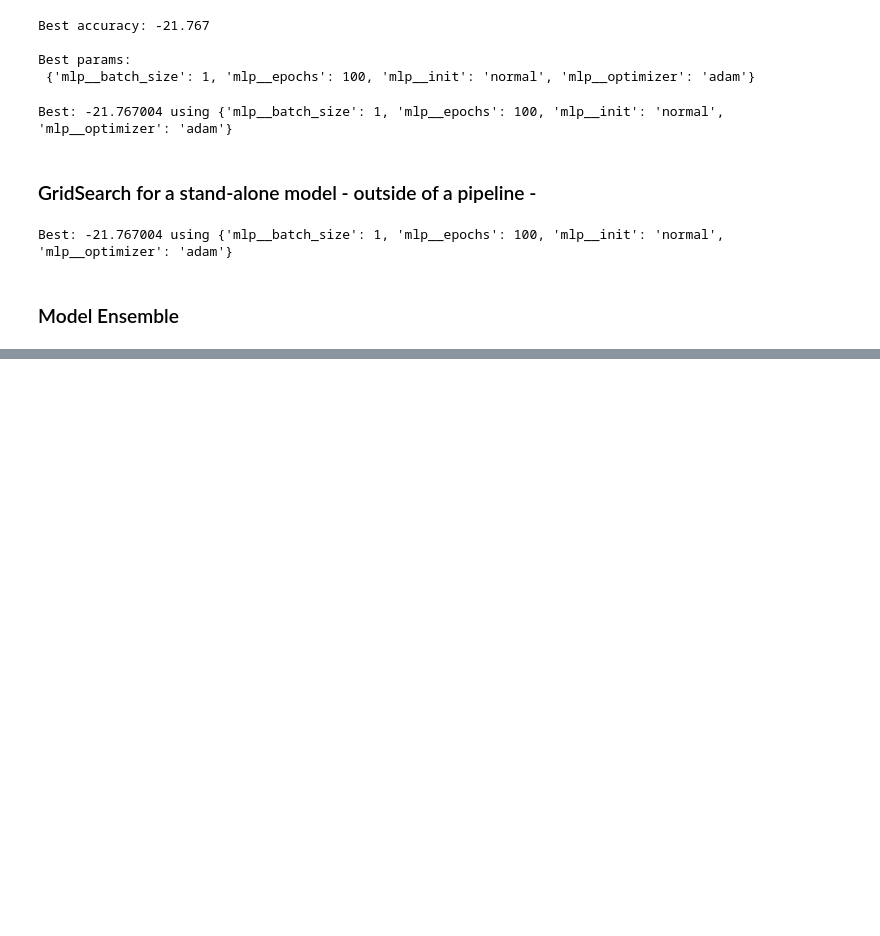
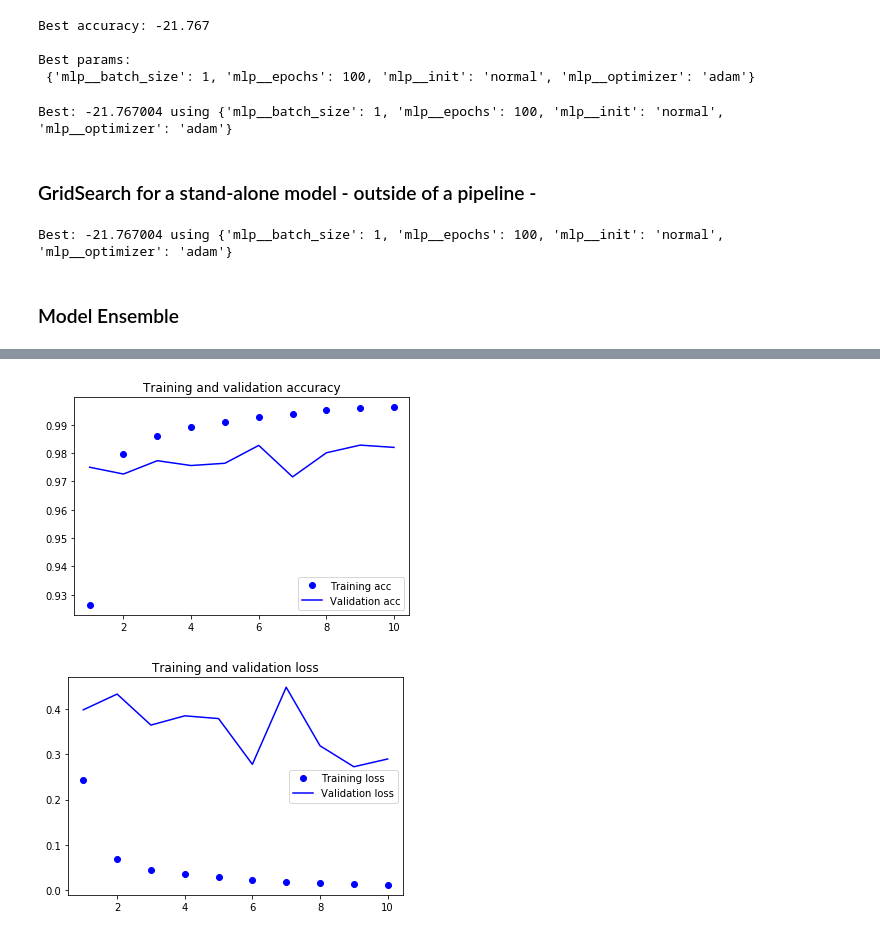
Before and after one commit to oadoriaa/DLText, a Jupyter notebook: EsembleKerasSKlearn.ipynb, the cells around one changed output, grey strips where cells are left out. Saved outputs shown, nothing was run; the diff lists cells and outputs as text; code cells hidden in the pictures; blank space fills up the shorter version.

Commit message:
new implementations with keras and one failed attemp to ensemble with keras and sklearn.

```diff
--- a/EsembleKerasSKlearn.ipynb
+++ b/EsembleKerasSKlearn.ipynb
@@ -253,0 +319,6 @@ Best: -21.767004 using {'mlp__batch_size': 1, 'mlp__epochs': 100, 'mlp__init': '
+# %%
+from mnist import MNIST
+
+mndata = MNIST('../datasets/mnist/')
+images, labels = mndata.load_training()
+images_test, labels_test = mndata.load_testing()
@@ -254 +330,11 @@ Best: -21.767004 using {'mlp__batch_size': 1, 'mlp__epochs': 100, 'mlp__init': '
+# %%
+from keras.utils import to_categorical
+
+imgdata = asarray(images)
+imglabel= to_categorical(asarray(labels),10)
+imgdata = imgdata / imgdata.max()
+
+imgdata_test = asarray(images_test)
+imglabel_test= to_categorical(asarray(labels_test),10)
+imgdata_test = imgdata_test / imgdata.max()
 # %%
@@ -293,0 +490,10 @@ SyntaxError: positional argument follows keyword argument (<ipython-input-37-129
+# %%
+history = conv_model.fit(imgdata,
+                         imglabel,
+                         epochs=10,
+                         batch_size=128,
+                         validation_data=(imgdata_test,imglabel_test),
+                         verbose=False)
+# %%
+get_model_results_acc(history)
+# %% [output]
@@ -293,0 +502,2 @@ SyntaxError: positional argument follows keyword argument (<ipython-input-37-129
+[figure, added]
+[figure, added]
```
Also changed, not shown: parts of 19 cells of this notebook, 4 other files.
